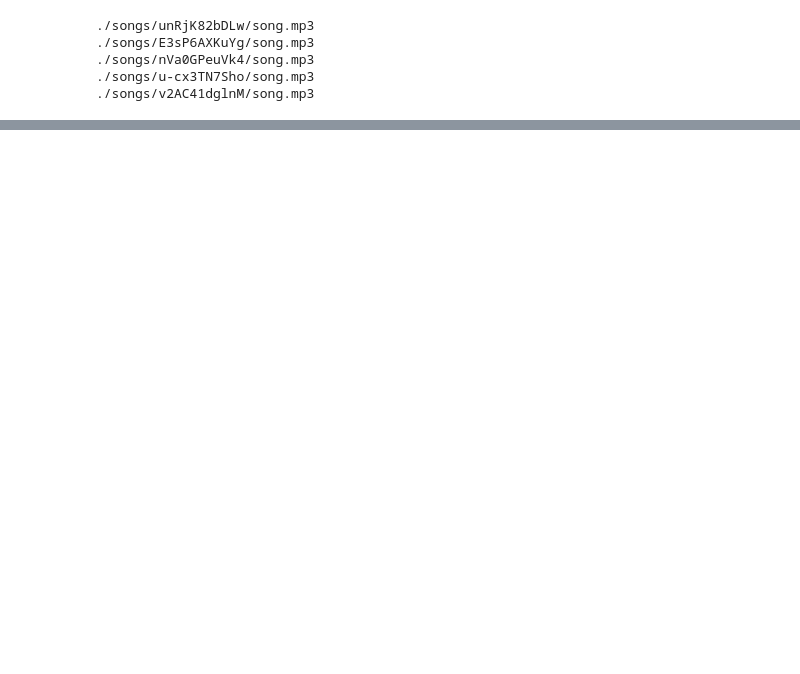
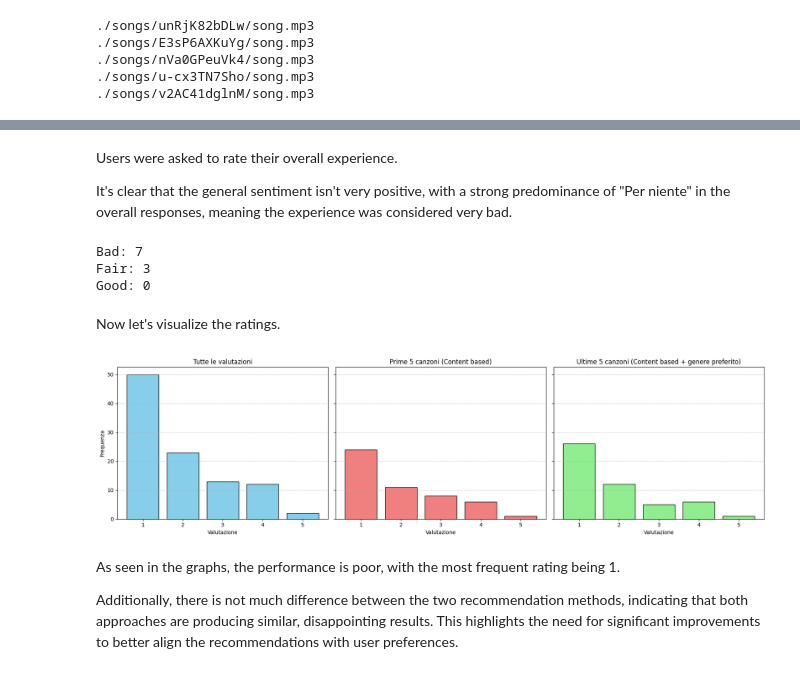
Before and after one commit to Kespers/kCHORDS-recommendation-system, a Jupyter notebook: main.ipynb, the cells around one changed output, grey strips where cells are left out. Drawn from its saved outputs; the diff is of its cells as text; code cells hidden in the pictures; blank space fills up the shorter version.

Commit message:
results + init metrics

```diff
--- a/main.ipynb
+++ b/main.ipynb
@@ -788,0 +1232,3 @@ recommended_songs
+# %%
+results = pd.read_csv('./evaluation/results/first.csv')
+results
@@ -788,0 +1247,60 @@ recommended_songs
+# %% [markdown]
+Users were asked to rate their overall experience.
+
+It's clear that the general sentiment isn't very positive, with a strong predominance of "Per niente" in the overall responses, meaning the experience was considered very bad.
+# %%
+counts = results['overall'].value_counts()
+print("Bad:", counts.get('Per niente', 0))
+print("Fair:", counts.get('Abbastanza', 0))
+print("Good:", counts.get('Molto', 0))
+# %% [output]
+Bad: 7
+Fair: 3
+Good: 0
+# %% [markdown]
+Now let's visualize the ratings.
+# %%
+ratings_columns = results.columns[1:-1]
+# Creazione delle suddivisioni per i due gruppi di raccomandazione
+ratings_group1 = ratings_columns[:5]  # Prime 5 canzoni
+ratings_group2 = ratings_columns[5:]  # Ultime 5 canzoni
+
+# Conta la frequenza dei valori per i tre casi
+value_counts_all = pd.Series(results[ratings_columns].values.flatten()).value_counts().sort_index()
+value_counts_group1 = pd.Series(results[ratings_group1].values.flatten()).value_counts().sort_index()
+value_counts_group2 = pd.Series(results[ratings_group2].values.flatten()).value_counts().sort_index()
+
+# Creazione del grafico con tre istogrammi affiancati
+fig, axes = plt.subplots(1, 3, figsize=(18, 5), sharey=True)
+
+# Primo grafico - Tutti i dati
+axes[0].bar(value_counts_all.index, value_counts_all.values, color='skyblue', edgecolor='black')
+axes[0].set_title("Tutte le valutazioni")
+axes[0].set_xlabel("Valutazione")
+axes[0].set_ylabel("Frequenza")
+axes[0].set_xticks(range(1, 6))
+axes[0].grid(axis="y", linestyle="--", alpha=0.7)
+
+# Secondo grafico - Prime 5 canzoni
+axes[1].bar(value_counts_group1.index, value_counts_group1.values, color='lightcoral', edgecolor='black')
+axes[1].set_title("Prime 5 canzoni (Content based)")
+axes[1].set_xlabel("Valutazione")
+axes[1].set_xticks(range(1, 6))
+axes[1].grid(axis="y", linestyle="--", alpha=0.7)
+
+# Terzo grafico - Ultime 5 canzoni
+axes[2].bar(value_counts_group2.index, value_counts_group2.values, color='lightgreen', edgecolor='black')
+axes[2].set_title("Ultime 5 canzoni (Content based + genere preferito)")
+axes[2].set_xlabel("Valutazione")
+axes[2].set_xticks(range(1, 6))
+axes[2].grid(axis="y", linestyle="--", alpha=0.7)
+
+# Mostra il grafico
+plt.tight_layout()
+plt.show()
+# %% [output]
+[figure, added]
+# %% [markdown]
+As seen in the graphs, the performance is poor, with the most frequent rating being 1.
+
+Additionally, there is not much difference between the two recommendation methods, indicating that both approaches are producing similar, disappointing results. This highlights the need for significant improvements to better align the recommendations with user preferences.
```
Also changed, not shown: parts of 85 cells of this notebook, 13 other files.
